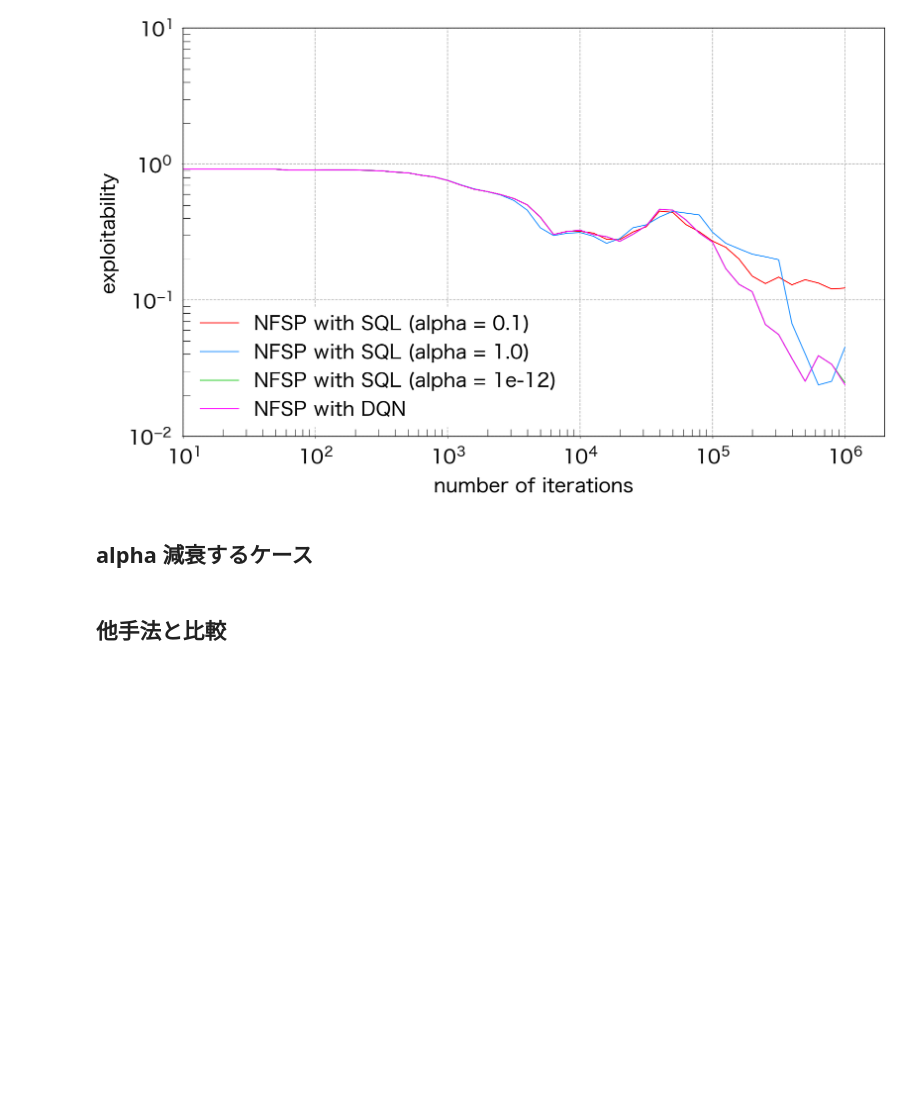
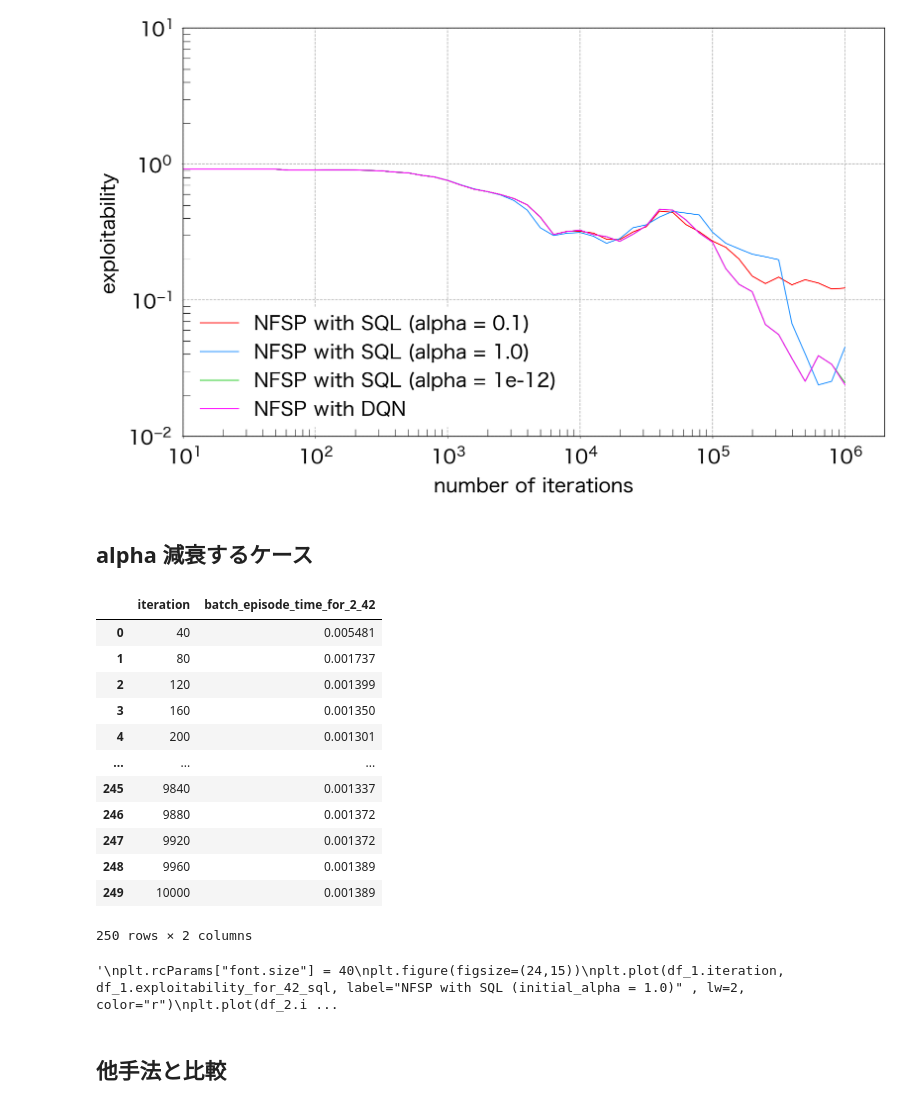
Before and after one commit to yusuke-sk/cfr, a Jupyter notebook: Other/Make_png/jupyter_notebook/kuhn_poker_2players.ipynb, the cells around one changed output. Saved outputs shown, nothing was run; the diff lists cells and outputs as text; code cells hidden in the pictures; blank space fills up the shorter version.

Commit message:
change cfr time

```diff
--- a/Other/Make_png/jupyter_notebook/kuhn_poker_2players.ipynb
+++ b/Other/Make_png/jupyter_notebook/kuhn_poker_2players.ipynb
@@ -51,25 +51,49 @@ plt.tick_params(width = 1, length = 15, which = "minor", direction = "in")
 # %%
 df_1 = pd.read_csv("../output/Kuhn_poker/{}players/DB_for_NFSP_sql_1.0_True.csv".format(NUM_PLAYERS))
 df_2 = pd.read_csv("../output/Kuhn_poker/{}players/DB_for_NFSP_sql_10.0_True.csv".format(NUM_PLAYERS))
 df_3 = pd.read_csv("../output/Kuhn_poker/{}players/DB_for_NFSP_dqn.csv".format(NUM_PLAYERS))
 
-df_3.tail()
+display(df_2)
 
+"""
 plt.rcParams["font.size"] = 40
-plt.figure(figsize=(24,12))
-plt.plot(df_1.iteration, df_1.exploitability_for_42_sql, label="NFSP with SQL (initial_alpha = 1.0)" , lw=3, color="r")
-plt.plot(df_2.iteration, df_2.exploitability_for_42_sql, label="NFSP with SQL (initial_alpha = 10.0)", lw=3, color="dodgerblue")
-plt.plot(df_3.iteration, df_4.exploitability_for_42_dqn, label="NFSP with DQN", lw=5, color="magenta")
+plt.figure(figsize=(24,15))
+plt.plot(df_1.iteration, df_1.exploitability_for_42_sql, label="NFSP with SQL (initial_alpha = 1.0)" , lw=2, color="r")
+plt.plot(df_2.iteration, df_2.exploitability_for_42_sql, label="NFSP with SQL (initial_alpha = 10.0)", lw=2, color="dodgerblue")
+plt.plot(df_3.iteration, df_3.exploitability_for_42_dqn, label="NFSP with DQN", lw=2, color="magenta")
 
 plt.xscale('log')
 plt.yscale('log')
-plt.xlabel('number of iteration')
-plt.ylabel('exploitability')
-plt.legend(loc = "lower left")
-plt.grid()
+plt.xlabel('number of iterations', labelpad=20)
+plt.ylabel('exploitability', labelpad=20)
+plt.legend(loc = "lower left", facecolor="white", edgecolor="white", framealpha=1)
+plt.grid(linestyle = "--", linewidth = 1.5)
+plt.gca().spines["top"].set_linewidth(1.5)
+plt.gca().spines["left"].set_linewidth(1.5)
+plt.gca().spines["bottom"].set_linewidth(1.5)
+plt.gca().spines["right"].set_linewidth(1.5)
 plt.xlim(10)
+plt.tick_params(pad=20)
 plt.ylim(0.01,10)
-plt.savefig("../png/kuhn_poker_{}players_SQL_alpha_discrease.png".format(NUM_PLAYERS))
+plt.tight_layout()
+plt.tick_params(width = 1, length = 15, which = "minor", direction = "in")
+"""
+#plt.savefig("../png/kuhn_poker_{}players_SQL_alpha_discrease.png".format(NUM_PLAYERS))
+# %% [output]
+|  | iteration | batch_episode_time_for_2_42 |
+| 0 | 40 | 0.005481 |
+| 1 | 80 | 0.001737 |
+| 2 | 120 | 0.001399 |
+| 3 | 160 | 0.001350 |
+| 4 | 200 | 0.001301 |
+| ... | ... | ... |
+| 245 | 9840 | 0.001337 |
+| 246 | 9880 | 0.001372 |
+| 247 | 9920 | 0.001372 |
+| 248 | 9960 | 0.001389 |
+| 249 | 10000 | 0.001389 |
+250 rows × 2 columns
+'\nplt.rcParams["font.size"] = 40\nplt.figure(figsize=(24,15))\nplt.plot(df_1.iteration, df_1.exploitability_for_42_sql, label="NFSP with SQL (initial_alpha = 1.0)" , lw=2, color="r")\nplt.plot(df_2.i ...
 # %% [markdown]
 ## 他手法と比較
 # %%
```
Also changed, not shown: parts of 2 cells of this notebook, 13 other files.
